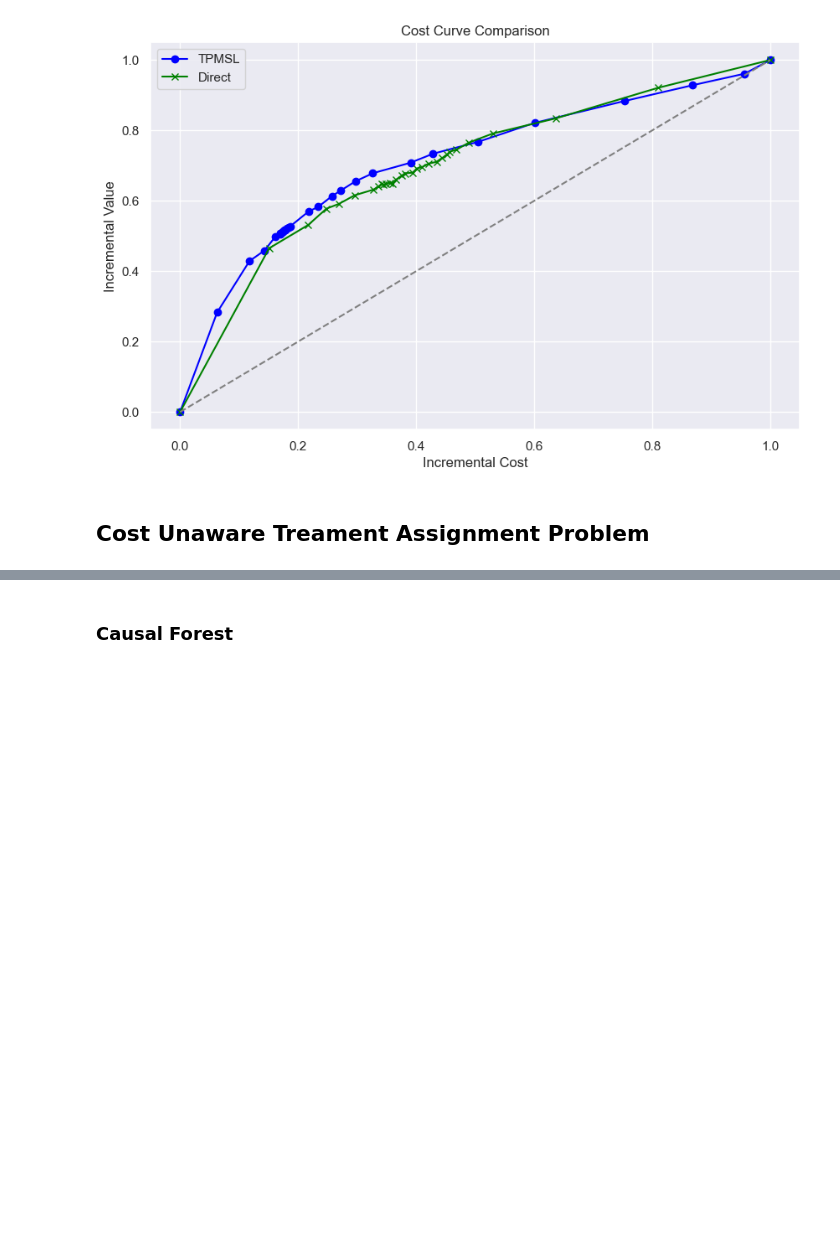
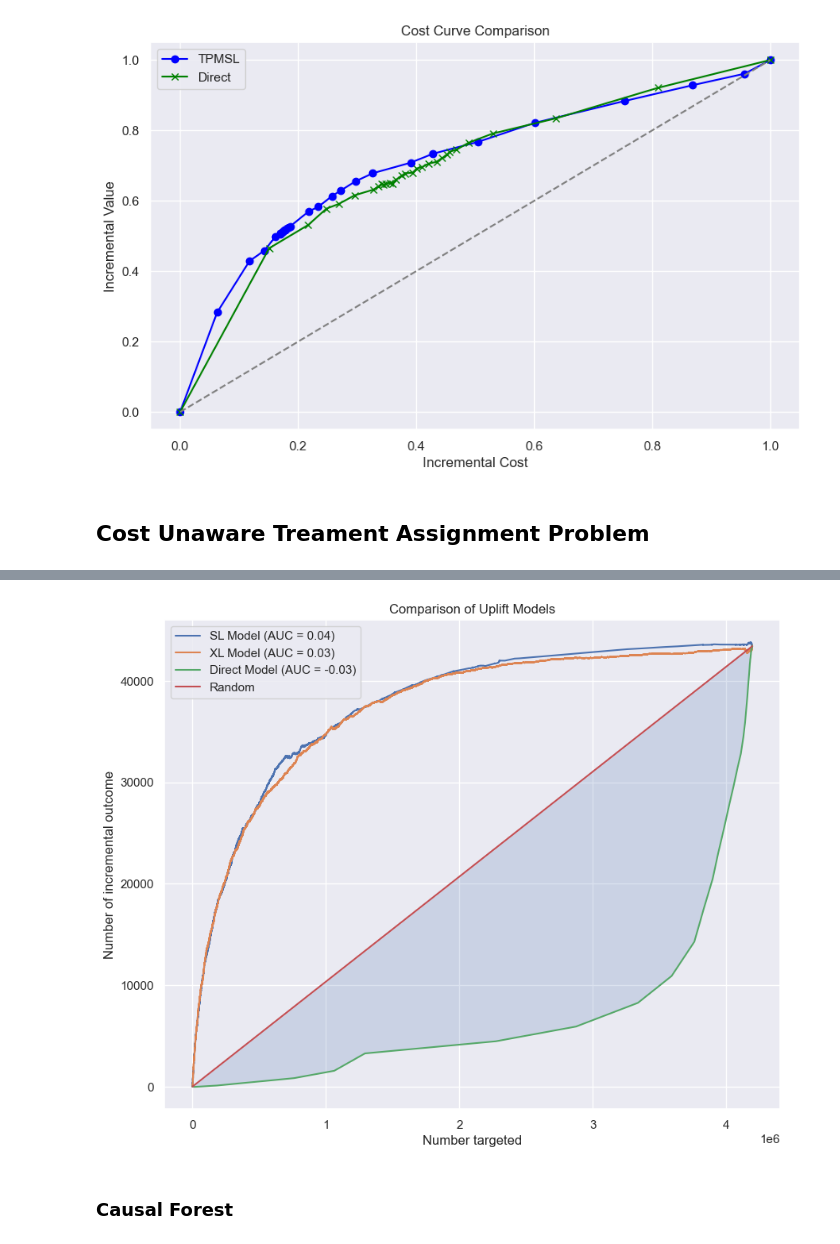
Before and after one commit to ikumadaiki/coupon, a Jupyter notebook: direting_heterogenius_causal_learning.ipynb, the cells around one changed output, grey strips where cells are left out. Cells and saved outputs as stored; diff of their text form; code cells hidden in the pictures; blank space fills up the shorter version.

```diff
--- a/direting_heterogenius_causal_learning.ipynb
+++ b/direting_heterogenius_causal_learning.ipynb
@@ -0,0 +1,22 @@
+# %%
+import numpy as np
+import pandas as pd
+import matplotlib.pyplot as plt
+import japanize_matplotlib
+%matplotlib inline
+import matplotlib.style as style
+import seaborn as sns
+import lightgbm as lgb
+
+df = pd.read_csv('criteo-uplift-v2.1.csv')
+df.head()
+
+# 訓練データとテストデータに分割
+from sklearn.model_selection import train_test_split
+
+X = df.drop(['treatment','exposure','visit','conversion'], axis=1)
+X = (X - X.mean()) / X.std()
+T = df['treatment']
+y = df['visit']
+
+X_train, X_test, T_train, T_test, y_train, y_test = train_test_split(X, T, y, test_size=0.3, random_state=42, stratify=T)
@@ -67,8 +199,0 @@ import cost_unaware
-# %%
-import cost_unaware
-
-tau_direct = cost_unaware.get_tau_direct()
-tau_sl = cost_unaware.get_tau_sl()
-tau_xl = cost_unaware.get_tau_xl()
-
-cost_unaware.uplift(tau_direct, tau_sl, tau_xl)
@@ -82,0 +236,9 @@ And if memory is not enough, you can set `force_col_wise=true`.
+# %%
+# import cost_unaware
+import matplotlib.pyplot as plt
+
+# model, loss_history = cost_unaware.get_loss(num_epochs=5, lr = 0.0001)
+# # tau_direct = cost_unaware.get_tau_direct()
+# tau_direct = cost_unaware.get_tau_direct_nn(model)
+tau_sl = get_tau_sl()
+tau_xl = get_tau_xl()
@@ -83,3 +264,9 @@ And if memory is not enough, you can set `force_col_wise=true`.
+# %%
+import cost_unaware
+import numpy as np
+cost_unaware.uplift(tau_sl, tau_xl, tau_direct)
+# %% [output]
+[figure, added]
 # %% [markdown]
 ### Causal Forest
 # %%
```
Also changed, not shown: parts of 7 cells of this notebook.
